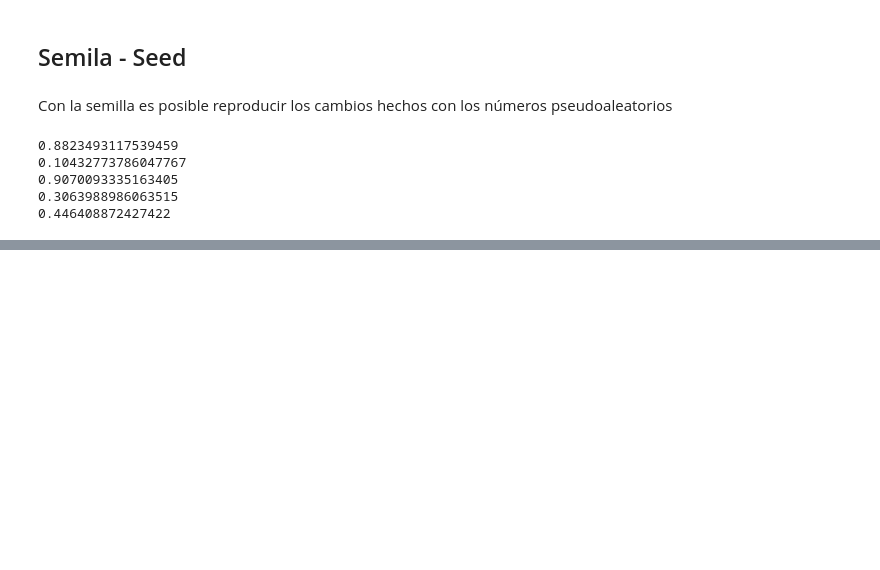
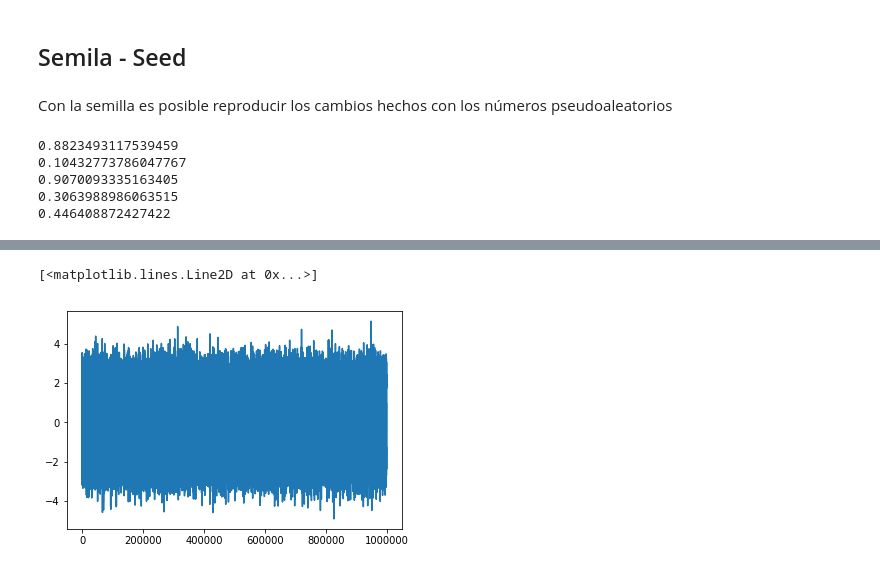
Before and after one commit to slopezv2/machilelearningpy, a Jupyter notebook: Seccion5.ipynb, the cells around one changed output, grey strips where cells are left out. Drawn from its saved outputs; the diff is of its cells as text; code cells hidden in the pictures; blank space fills up the shorter version.

```diff
--- a/Seccion5.ipynb
+++ b/Seccion5.ipynb
@@ -426,0 +455,6 @@ for i in range(5):
+# %%
+x = range(1,1000001)
+plt.plot(x,data)
+# %% [output]
+[<matplotlib.lines.Line2D at 0x...>]
+[figure, added]
```
Also changed, not shown: parts of 17 cells of this notebook.
